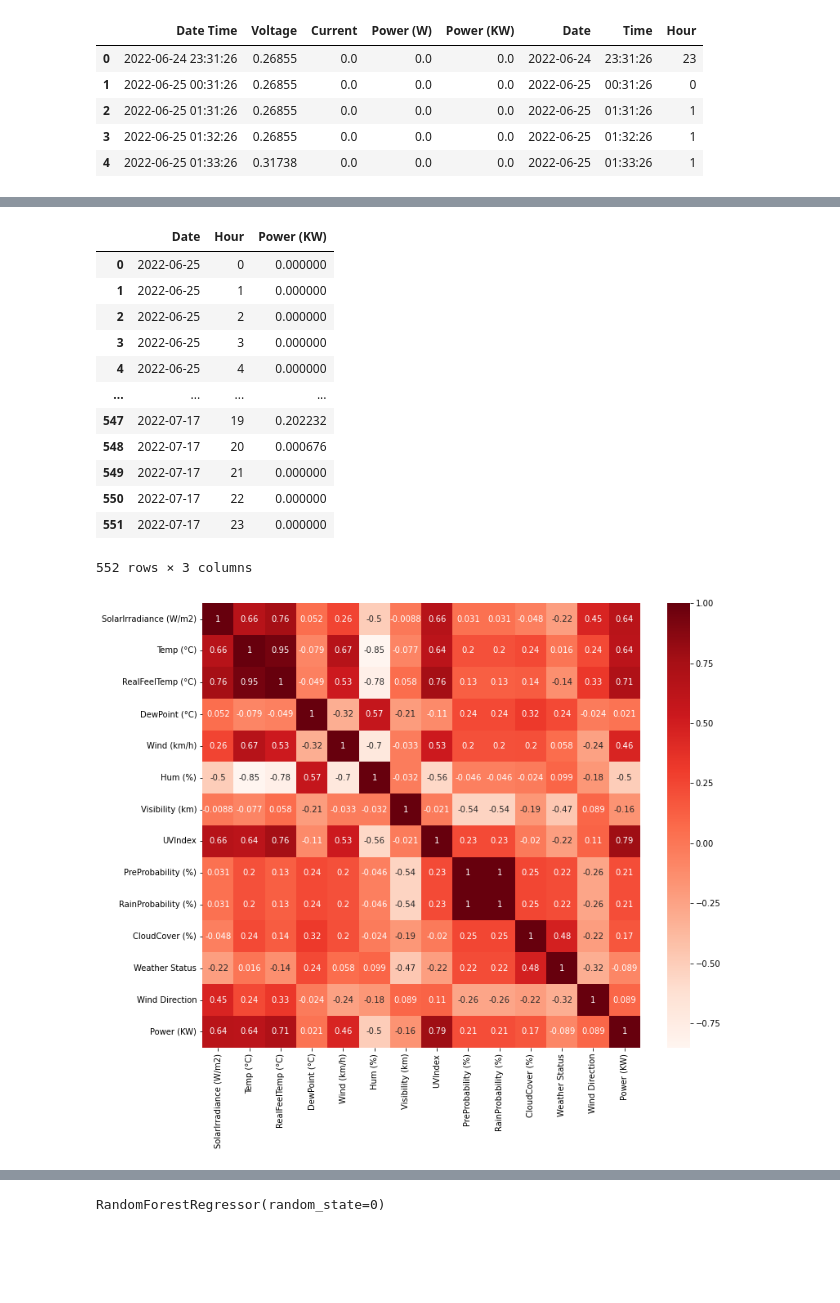
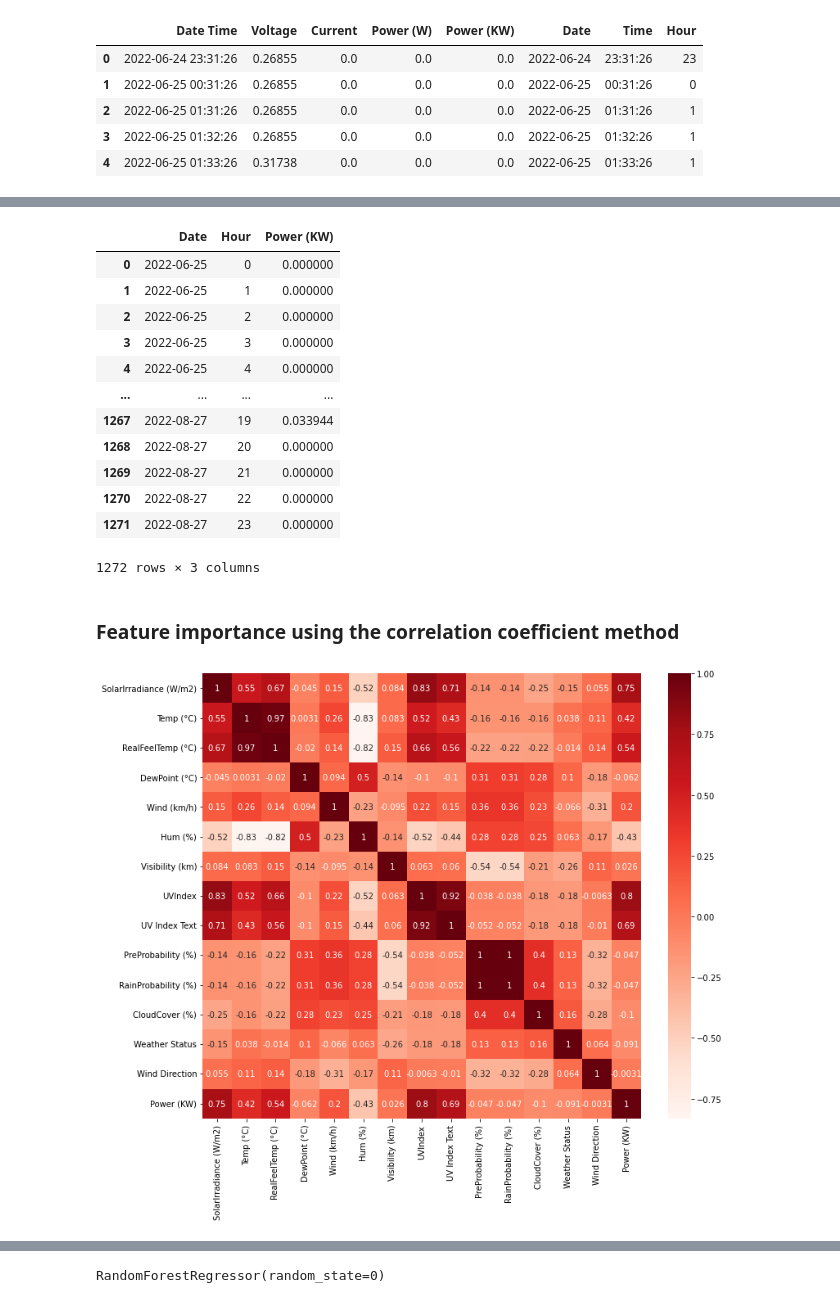
Before and after one commit to Mubeen31/solar-power-predictions, a Jupyter notebook: ML models/Random forest regression model/random forest regression model.ipynb, the cells around one changed output, grey strips where cells are left out. Cells and saved outputs as stored; diff of their text form; code cells hidden in the pictures; blank space fills up the shorter version.

```diff
--- a/ML models/Random forest regression model/random forest regression model.ipynb
+++ b/ML models/Random forest regression model/random forest regression model.ipynb
@@ -77,7 +66,7 @@ length_today_hourly_values
 # transform_today_hourly_values = scaler.fit_transform(filter_today_hourly_values)
 # transform_today_hourly_values
 # %%
-filter_daily_values = df[(df['Date'] > '2022-06-24') & (df['Date'] <= unique_date[-2])][['Date', 'Hour', 'Power (KW)']]
+filter_daily_values = df[(df['Date'] >= '2022-06-25') & (df['Date'] <= unique_date[-2])][['Date', 'Hour', 'Power (KW)']]
 filter_daily_values
 # %% [output]
 |  | Date | Hour | Power (KW) |
@@ -104,29 +93,39 @@ daily_hourly_values
 | 3 | 2022-06-25 | 3 | 0.000000 |
 | 4 | 2022-06-25 | 4 | 0.000000 |
 | ... | ... | ... | ... |
-| 547 | 2022-07-17 | 19 | 0.202232 |
-| 548 | 2022-07-17 | 20 | 0.000676 |
-| 549 | 2022-07-17 | 21 | 0.000000 |
-| 550 | 2022-07-17 | 22 | 0.000000 |
-| 551 | 2022-07-17 | 23 | 0.000000 |
+| 1267 | 2022-08-27 | 19 | 0.033944 |
+| 1268 | 2022-08-27 | 20 | 0.000000 |
+| 1269 | 2022-08-27 | 21 | 0.000000 |
+| 1270 | 2022-08-27 | 22 | 0.000000 |
+| 1271 | 2022-08-27 | 23 | 0.000000 |
-552 rows × 3 columns
+1272 rows × 3 columns
+# %% [markdown]
+### Feature importance using the correlation coefficient method
 # %%
-header_list = ['Date', 'Time', 'SolarIrradiance (W/m2)', 'weather status', 'Temp (°C)', 'RealFeelTemp (°C)', 'DewPoint (°C)', 'Wind (km/h)',
-              'Direction', 'Hum (%)', 'Visibility (km)', 'UVIndex', 'UVIndexText', 'PreProbability (%)', 'RainProbability (%)',
-              'CloudCover (%)']
+header_list = ['Date', 'Time', 'SolarIrradiance (W/m2)', 'weather status', 'Temp (°C)',
+               'RealFeelTemp (°C)', 'DewPoint (°C)', 'Wind (km/h)', 'Direction', 'Hum (%)',
+               'Visibility (km)', 'UVIndex', 'UVIndexText', 'PreProbability (%)',
+               'RainProbability (%)', 'CloudCover (%)']
 weather_data = pd.read_csv('hourly_weather_forecasted_data.csv', names = header_list, encoding= 'unicode_escape')
 weather_data['Weather Status'] = pd.factorize(weather_data['weather status'])[0]
 weather_data['Wind Direction'] = pd.factorize(weather_data['Direction'])[0]
-weather_data1 = weather_data[0:264]
+weather_data['UV Index Text'] = pd.factorize(weather_data['UVIndexText'])[0]
+weather_data1 = weather_data[0:len(daily_hourly_values)]
 df1 = pd.concat([daily_hourly_values, weather_data1], axis = 1)
-re_cl = ['Date', 'Time', 'SolarIrradiance (W/m2)', 'Temp (°C)', 'RealFeelTemp (°C)', 'DewPoint (°C)', 'Wind (km/h)',
-         'Hum (%)', 'Visibility (km)', 'UVIndex', 'UVIndexText', 'PreProbability (%)', 'RainProbability (%)',
+re_cl = ['Date', 'Date', 'Time', 'Hour', 'SolarIrradiance (W/m2)', 'Temp (°C)', 'RealFeelTemp (°C)', 'DewPoint (°C)', 'Wind (km/h)',
+         'Hum (%)', 'Visibility (km)', 'UVIndex', 'UV Index Text', 'PreProbability (%)', 'RainProbability (%)',
          'CloudCover (%)', 'Weather Status', 'Wind Direction', 'Power (KW)']
 df1 = df1[re_cl]
-df1.drop(['Date', 'Date', 'Time'], axis = 1, inplace = True)
+df1.drop(['Date', 'Date', 'Time', 'Hour'], axis = 1, inplace = True)
 plt.figure(figsize = (12, 10))
 cor = df1.corr()
 sns.heatmap(cor, annot = True, cmap = plt.cm.Reds)
 plt.show()
+
+
+# fig = go.Figure(data=go.Heatmap(z = cor,
+#                                x = cor.columns,
+#                                y = cor.columns))
+# fig.show()
 # %% [output]
-[figure, old version]
+[figure, new version]
```
Also changed, not shown: parts of 35 cells of this notebook, 7 other files.
